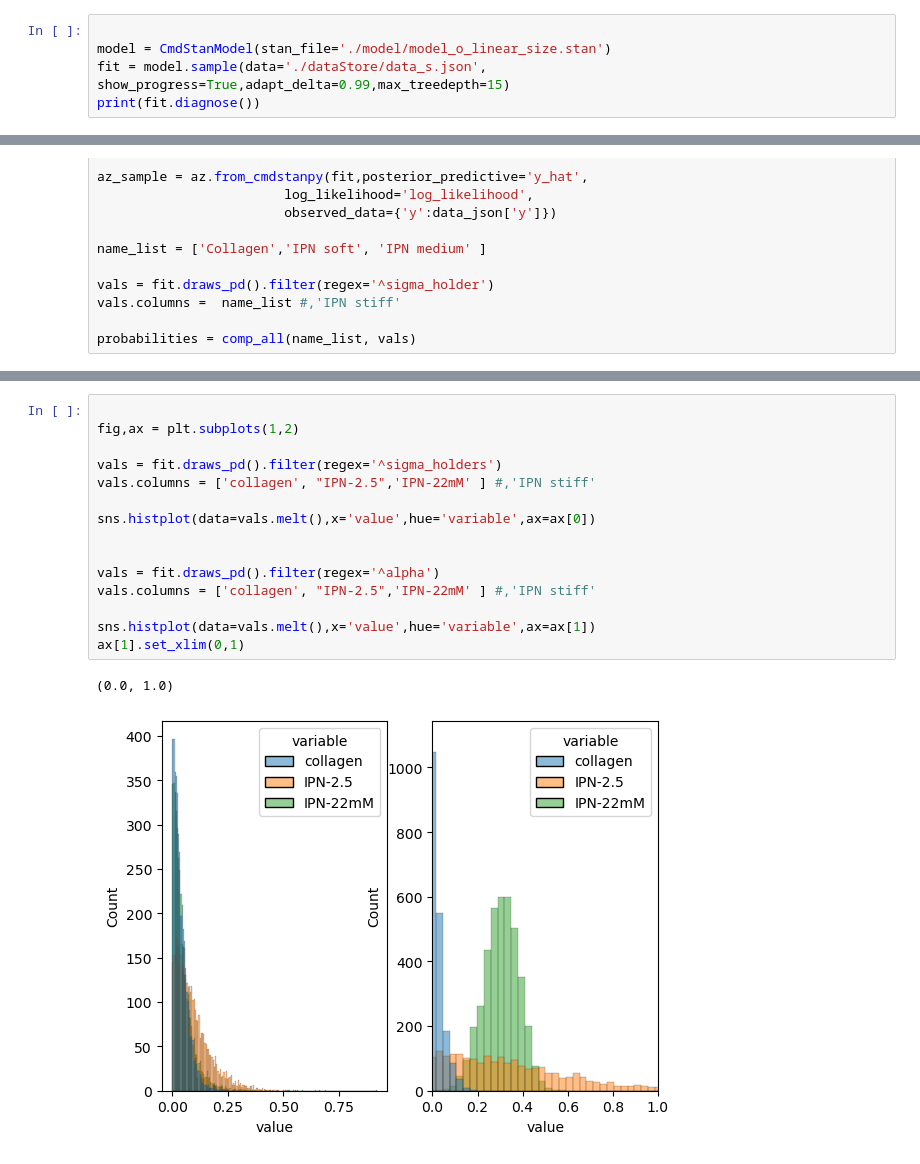
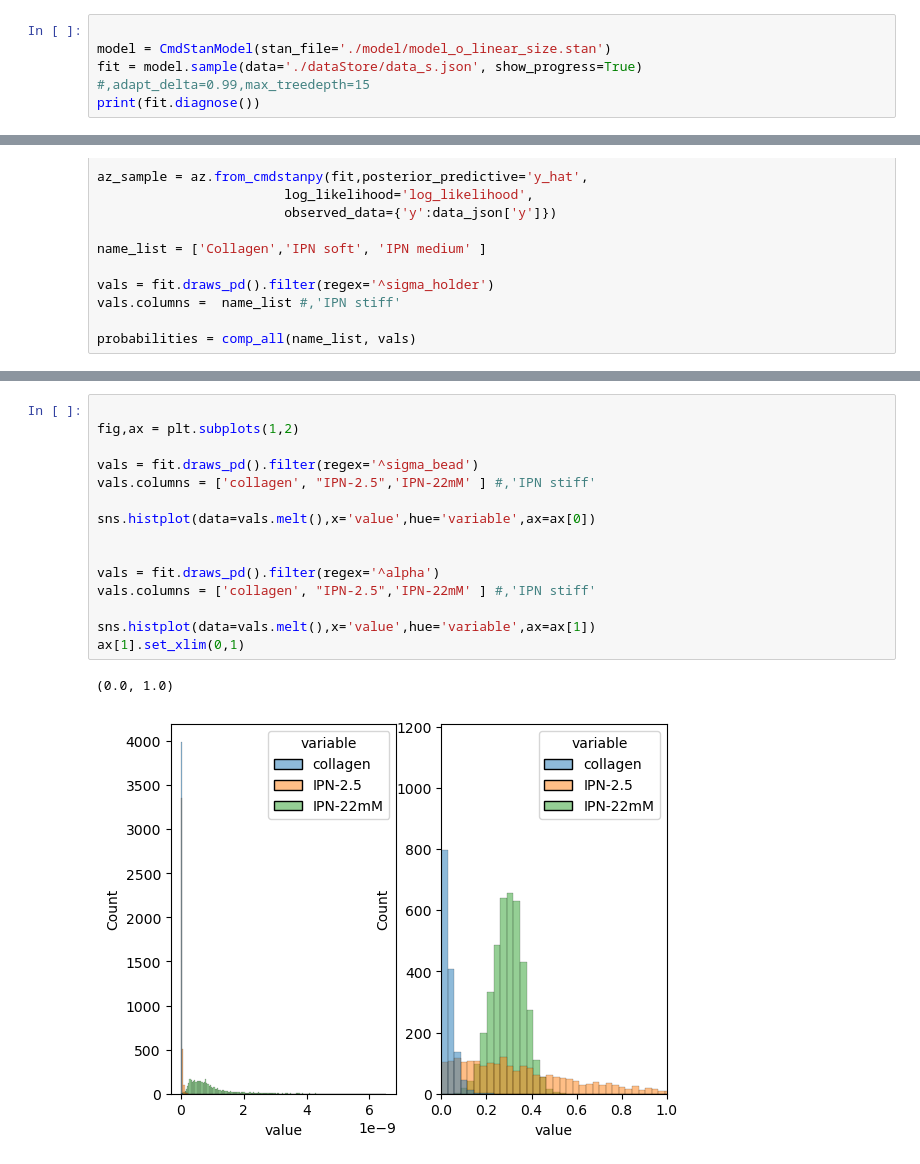
Before and after one commit to ArttuD/InstruProject, a Jupyter notebook: microrheology/analysis_final.ipynb, the cells around one changed output, grey strips where cells are left out. Drawn from its saved outputs; the diff is of its cells as text.

```diff
--- a/microrheology/analysis_final.ipynb
+++ b/microrheology/analysis_final.ipynb
@@ -407,6 +413,6 @@ with open('./dataStore/data_s.json','w') as f:
 # %%
 
 model = CmdStanModel(stan_file='./model/model_o_linear_size.stan')
-fit = model.sample(data='./dataStore/data_s.json', show_progress=True,adapt_delta=0.99,max_treedepth=15)
+fit = model.sample(data='./dataStore/data_s.json', show_progress=True) #,adapt_delta=0.99,max_treedepth=15
 print(fit.diagnose())
 # %% [output]
@@ -546,21 +567,21 @@ ax2[1].axis("off")
 # %%
 
 fig,ax = plt.subplots(1,2)
 
-vals = fit.draws_pd().filter(regex='^sigma_holders')
+vals = fit.draws_pd().filter(regex='^sigma_bead')
 vals.columns = ['collagen', "IPN-2.5",'IPN-22mM' ] #,'IPN stiff'
 
 sns.histplot(data=vals.melt(),x='value',hue='variable',ax=ax[0])
 
 
 vals = fit.draws_pd().filter(regex='^alpha')
 vals.columns = ['collagen', "IPN-2.5",'IPN-22mM' ] #,'IPN stiff'
 
 sns.histplot(data=vals.melt(),x='value',hue='variable',ax=ax[1])
 ax[1].set_xlim(0,1)
 # %% [output]
 (0.0, 1.0)
-[figure, old version]
+[figure, new version]
 # %%
 sns.scatterplot(data = data, x= "type", y= "G_abs", hue = "size")
 # %% [output]
```
Also changed, not shown: parts of 7 cells of this notebook, 1 other file.
